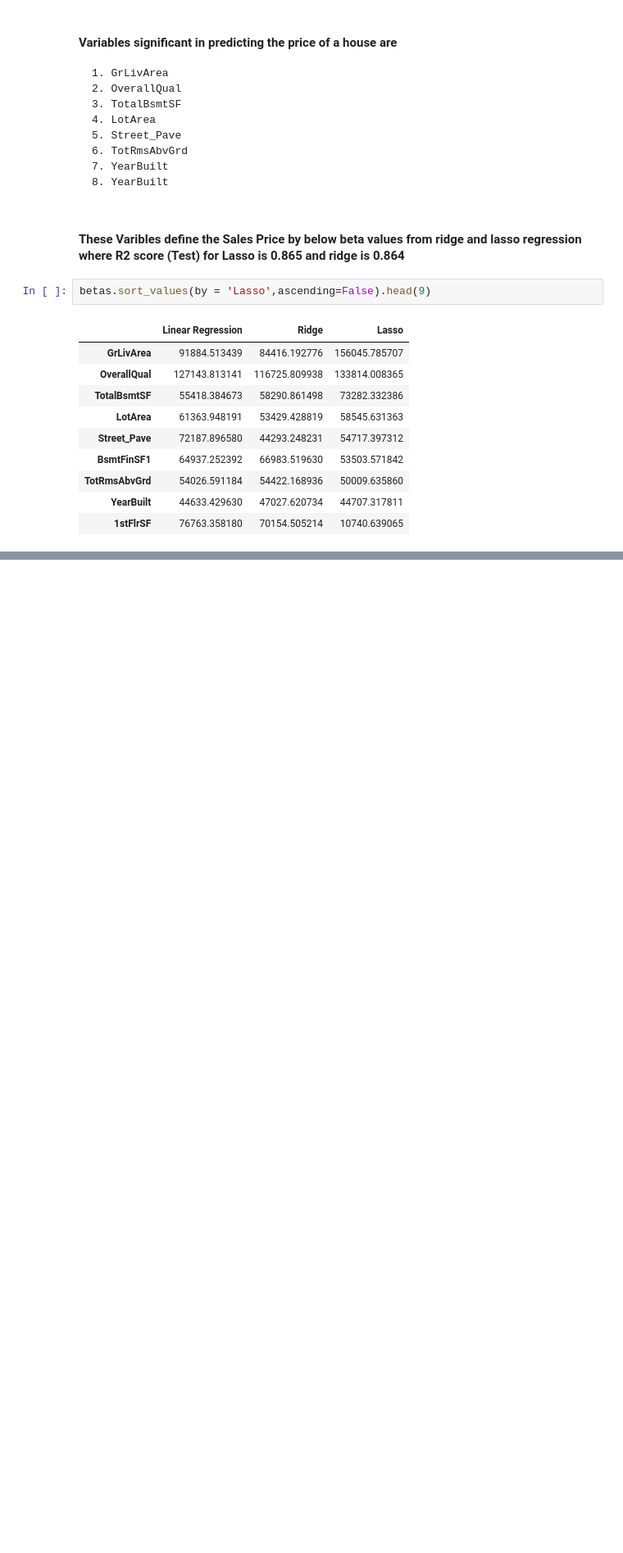
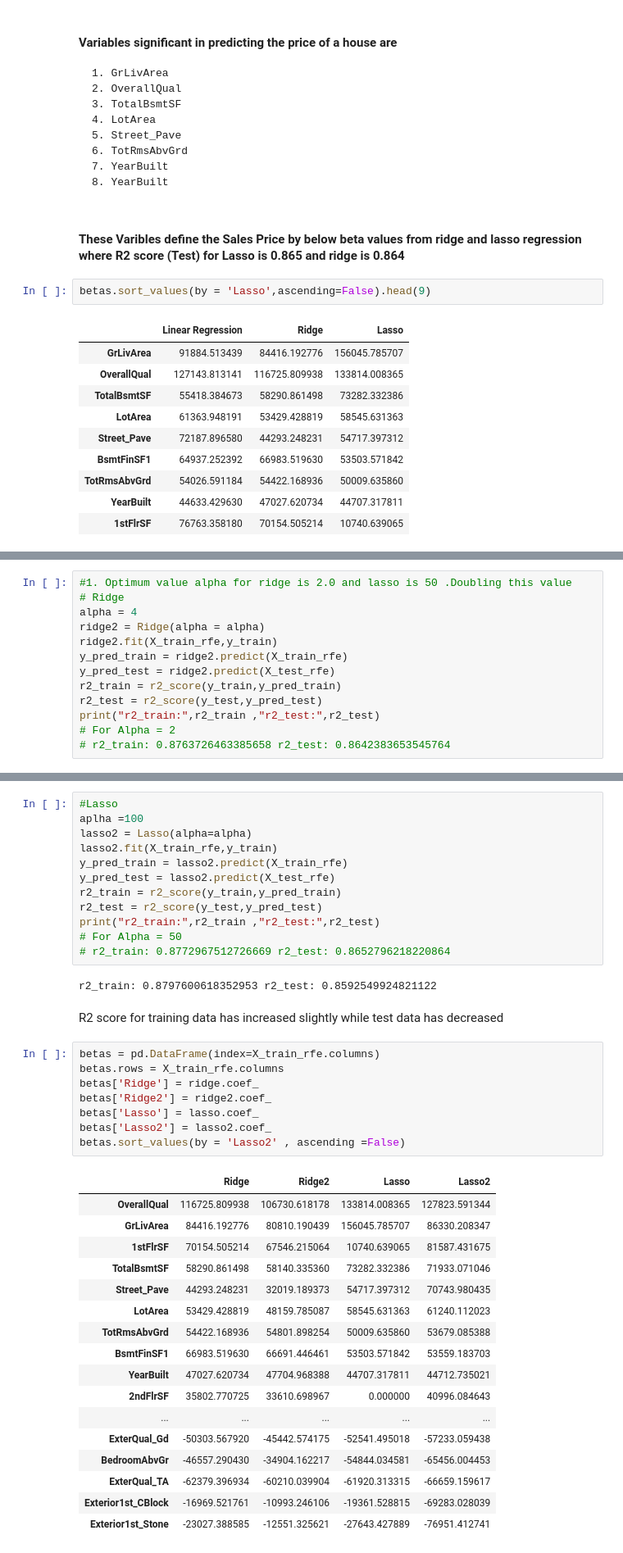
Before and after one commit to Yashaswini-ks/HousePricePredictionAssignment, a Jupyter notebook: HousingPricePrediction.ipynb, the cells around one changed output, grey strips where cells are left out. Shown at 82% size. Drawn from its saved outputs; the diff is of its cells as text; blank space fills up the shorter version.

```diff
--- a/HousingPricePrediction.ipynb
+++ b/HousingPricePrediction.ipynb
@@ -866,0 +869,13 @@ betas.sort_values(by = 'Lasso',ascending=False).head(9)
+# %%
+#1. Optimum value alpha for ridge is 2.0 and lasso is 50 .Doubling this value
+# Ridge
+alpha = 4
+ridge2 = Ridge(alpha = alpha)
+ridge2.fit(X_train_rfe,y_train)
+y_pred_train = ridge2.predict(X_train_rfe)
+y_pred_test = ridge2.predict(X_test_rfe)
+r2_train = r2_score(y_train,y_pred_train)
+r2_test = r2_score(y_test,y_pred_test)
+print("r2_train:",r2_train ,"r2_test:",r2_test)
+# For Alpha = 2
+# r2_train: 0.8763726463385658 r2_test: 0.8642383653545764
@@ -866,0 +886,42 @@ betas.sort_values(by = 'Lasso',ascending=False).head(9)
+# %%
+#Lasso
+aplha =100
+lasso2 = Lasso(alpha=alpha)
+lasso2.fit(X_train_rfe,y_train)
+y_pred_train = lasso2.predict(X_train_rfe)
+y_pred_test = lasso2.predict(X_test_rfe)
+r2_train = r2_score(y_train,y_pred_train)
+r2_test = r2_score(y_test,y_pred_test)
+print("r2_train:",r2_train ,"r2_test:",r2_test)
+# For Alpha = 50
+# r2_train: 0.8772967512726669 r2_test: 0.8652796218220864
+# %% [output]
+r2_train: 0.8797600618352953 r2_test: 0.8592549924821122
+# %% [markdown]
+R2 score for training data has increased slightly while test data has decreased
+# %%
+betas = pd.DataFrame(index=X_train_rfe.columns)
+betas.rows = X_train_rfe.columns
+betas['Ridge'] = ridge.coef_
+betas['Ridge2'] = ridge2.coef_
+betas['Lasso'] = lasso.coef_
+betas['Lasso2'] = lasso2.coef_
+betas.sort_values(by = 'Lasso2' , ascending =False)
+# %% [output]
+|  | Ridge | Ridge2 | Lasso | Lasso2 |
+| OverallQual | 116725.809938 | 106730.618178 | 133814.008365 | 127823.591344 |
+| GrLivArea | 84416.192776 | 80810.190439 | 156045.785707 | 86330.208347 |
+| 1stFlrSF | 70154.505214 | 67546.215064 | 10740.639065 | 81587.431675 |
+| TotalBsmtSF | 58290.861498 | 58140.335360 | 73282.332386 | 71933.071046 |
+| Street_Pave | 44293.248231 | 32019.189373 | 54717.397312 | 70743.980435 |
+| LotArea | 53429.428819 | 48159.785087 | 58545.631363 | 61240.112023 |
+| TotRmsAbvGrd | 54422.168936 | 54801.898254 | 50009.635860 | 53679.085388 |
+| BsmtFinSF1 | 66983.519630 | 66691.446461 | 53503.571842 | 53559.183703 |
+| YearBuilt | 47027.620734 | 47704.968388 | 44707.317811 | 44712.735021 |
+| 2ndFlrSF | 35802.770725 | 33610.698967 | 0.000000 | 40996.084643 |
+| ... | ... | ... | ... | ... |
+| ExterQual_Gd | -50303.567920 | -45442.574175 | -52541.495018 | -57233.059438 |
+| BedroomAbvGr | -46557.290430 | -34904.162217 | -54844.034581 | -65456.004453 |
+| ExterQual_TA | -62379.396934 | -60210.039904 | -61920.313315 | -66659.159617 |
+| Exterior1st_CBlock | -16969.521761 | -10993.246106 | -19361.528815 | -69283.028039 |
+| Exterior1st_Stone | -23027.388585 | -12551.325621 | -27643.427889 | -76951.412741 |
```
Also changed, not shown: parts of 9 cells of this notebook.
